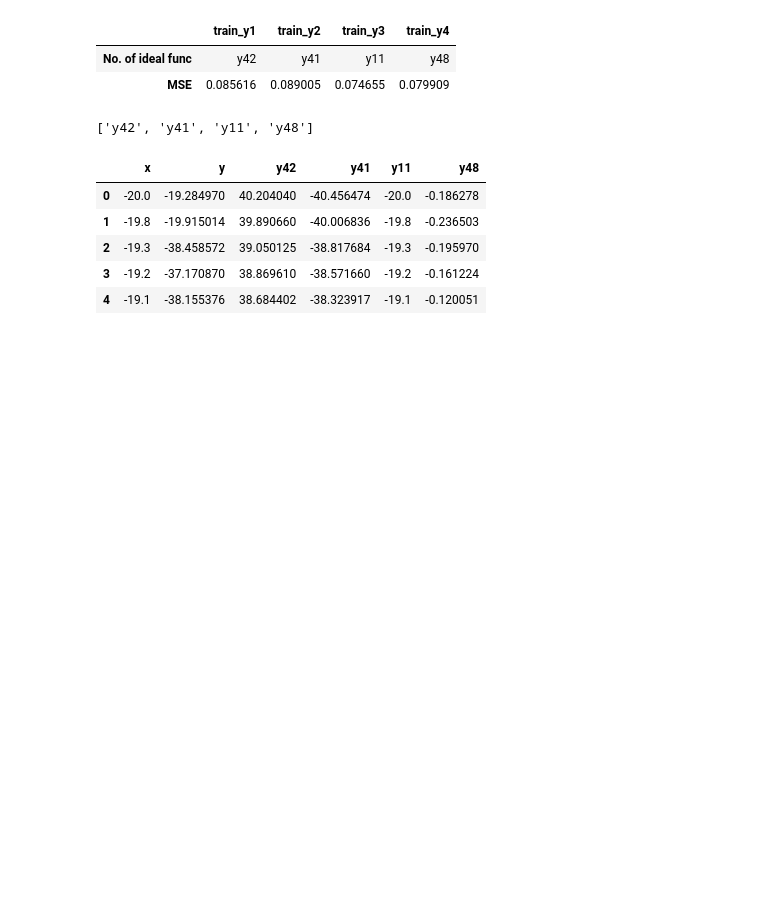
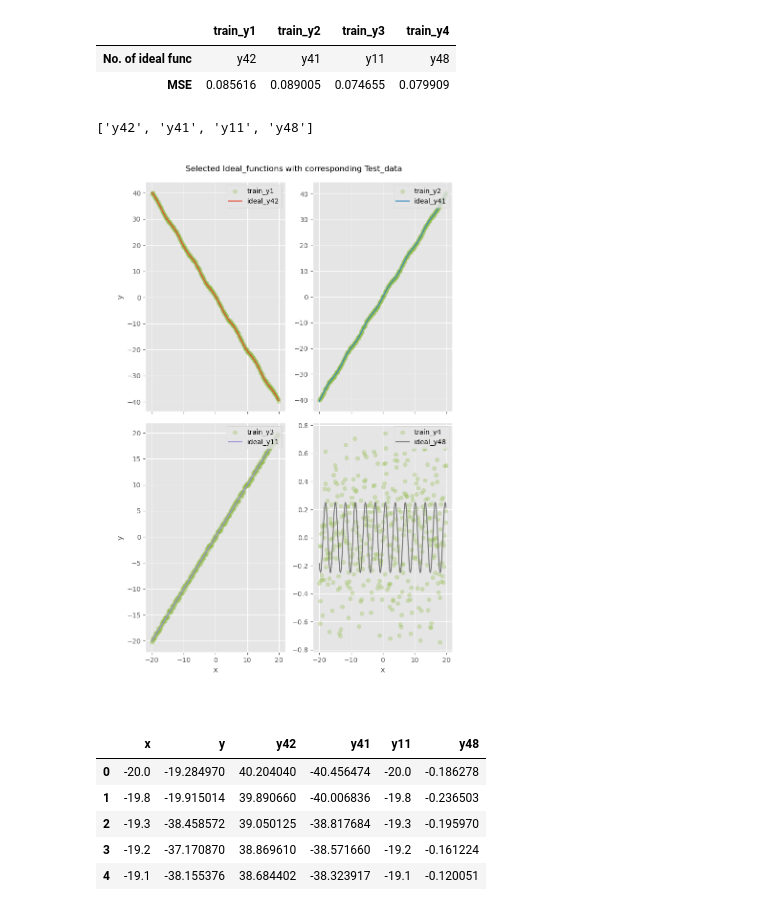
Before and after one commit to Fful/pyprog-course-WA, a Jupyter notebook: data_processing.ipynb, the cells around one changed output. Cells and saved outputs as stored; diff of their text form; code cells hidden in the pictures; blank space fills up the shorter version.

```diff
--- a/data_processing.ipynb
+++ b/data_processing.ipynb
@@ -203,7 +224,32 @@ chosen_ideal
 ['y42', 'y41', 'y11', 'y48']
 # %%
 # # create graphs fitting ideal to train *4
-fig, (ax00, ax01, ax10, ax11) = plt.subplots(2, 2, figsize=(10, 12))
+x = train['x']
+
+def plot_test_to_ideal(ideal_chosen, train):
+    fig, ((ax00, ax01), (ax10, ax11)) = plt.subplots(2, 2, figsize=(8.27, 11.69), sharex=True)
+    axis = fig.get_axes()
+    color = Colors()
+
+    plt.subplots_adjust(hspace=0.05, top=0.95)
+    fig.suptitle('Selected Ideal_functions with corresponding Test_data')
+
+    # set lables
+    for idx, ax in enumerate(axis):
+        if idx>1:
+            ax.set(xlabel='x')
+        if idx%2==0:
+            ax.set(ylabel='y')
+
+    # plot graphs
+    for ax, (train_name, train_data), (ideal_name, ideal_data) in zip(axis, train.iteritems(), ideal_chosen.iteritems()):
+        ax.scatter(x=x, y=train_data, alpha=0.3, c='C5')
+        ax.plot(x, ideal_data, c=color.next_color())
+        ax.legend([f'train_{train_name}', f'ideal_{ideal_name}'], loc='upper right')
+
+plot_test_to_ideal(ideal_chosen=ideal[chosen_ideal], train=train_lables)
+# %% [output]
+[figure, added]
 # %%
 merged_df = pd.merge(
     left=test.sort_values(by='x'),
```
Also changed, not shown: parts of 8 cells of this notebook.
